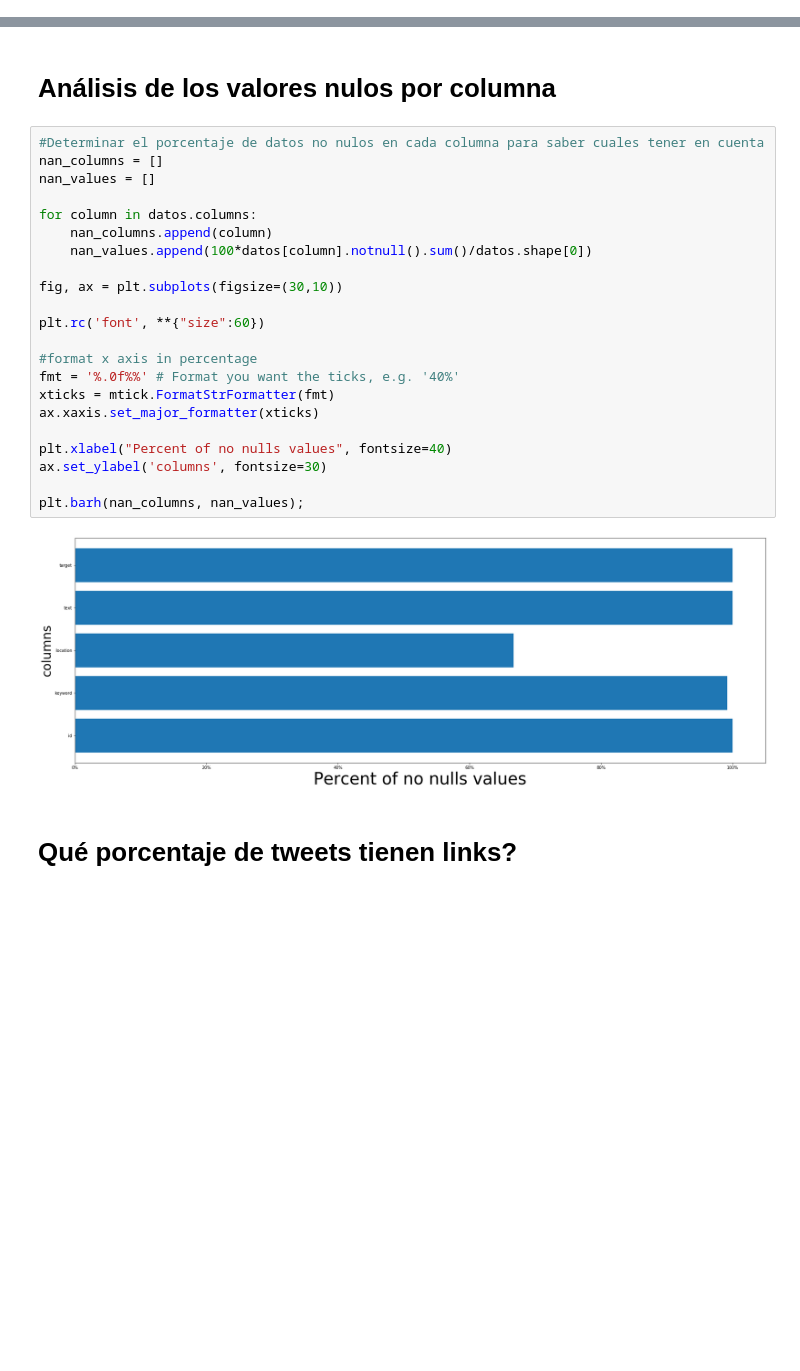
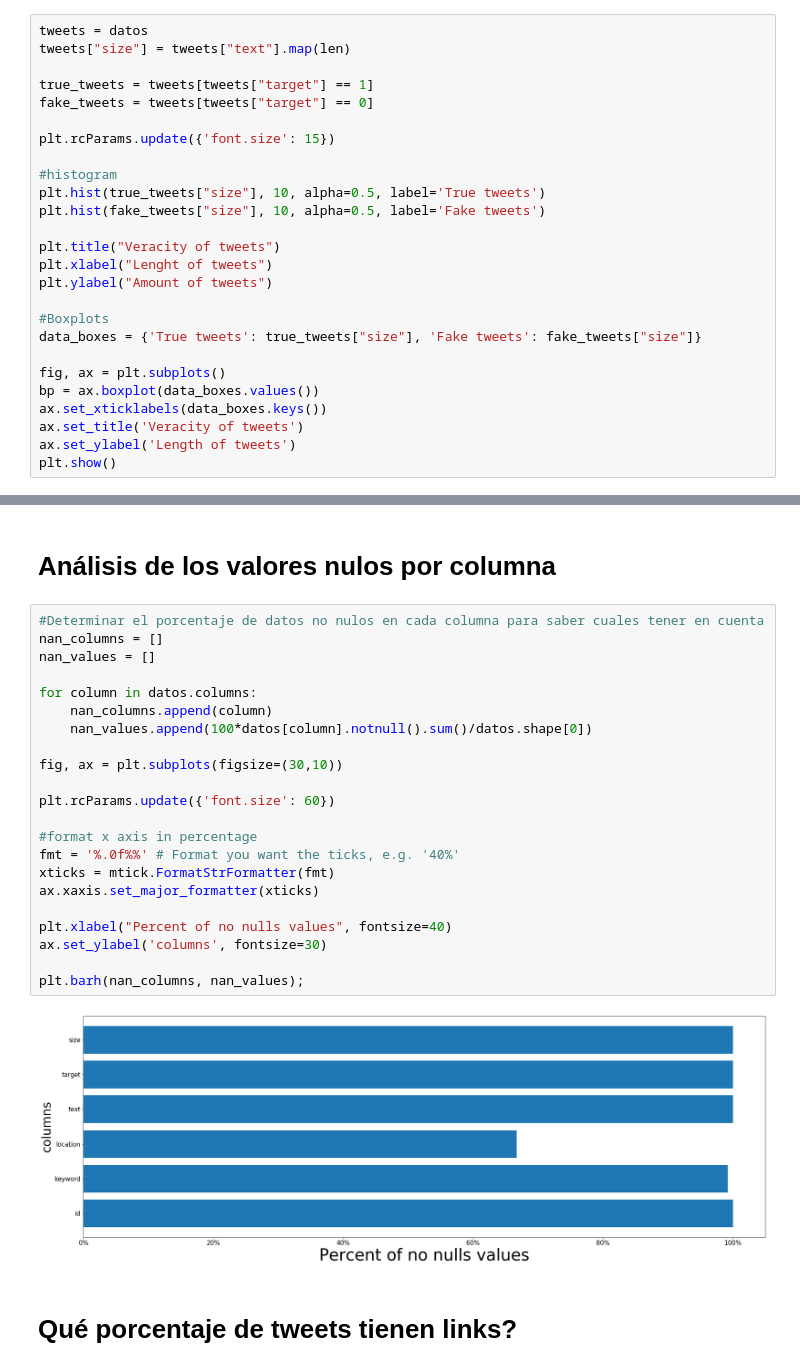
Before and after one commit to FranciscoGauna/TP1-Datos, a Jupyter notebook: Analisis-Seba.ipynb, the cells around one changed output, grey strips where cells are left out. Saved outputs shown, nothing was run; the diff lists cells and outputs as text; blank space fills up the shorter version.

Commit message:
Analize veracity of tweets

```diff
--- a/Analisis-Seba.ipynb
+++ b/Analisis-Seba.ipynb
@@ -20,0 +23,26 @@ totalDatos = datos.shape[0]
+# %%
+tweets = datos
+tweets["size"] = tweets["text"].map(len)
+
+true_tweets = tweets[tweets["target"] == 1]
+fake_tweets = tweets[tweets["target"] == 0]
+
+plt.rcParams.update({'font.size': 15})
+
+#histogram
+plt.hist(true_tweets["size"], 10, alpha=0.5, label='True tweets')
+plt.hist(fake_tweets["size"], 10, alpha=0.5, label='Fake tweets')
+
+plt.title("Veracity of tweets")
+plt.xlabel("Lenght of tweets")
+plt.ylabel("Amount of tweets")
+
+#Boxplots
+data_boxes = {'True tweets': true_tweets["size"], 'Fake tweets': fake_tweets["size"]}
+
+fig, ax = plt.subplots()
+bp = ax.boxplot(data_boxes.values())
+ax.set_xticklabels(data_boxes.keys())
+ax.set_title('Veracity of tweets')
+ax.set_ylabel('Length of tweets')
+plt.show()
@@ -23,27 +54,27 @@ totalDatos = datos.shape[0]
 # %%
 #Determinar el porcentaje de datos no nulos en cada columna para saber cuales tener en cuenta
 nan_columns = []
 nan_values = []
 
 for column in datos.columns:
     nan_columns.append(column)
     nan_values.append(100*datos[column].notnull().sum()/datos.shape[0])
 
 fig, ax = plt.subplots(figsize=(30,10))
 
-plt.rc('font', **{"size":60})
+plt.rcParams.update({'font.size': 60})
 
 #format x axis in percentage
 fmt = '%.0f%%' # Format you want the ticks, e.g. '40%'
 xticks = mtick.FormatStrFormatter(fmt)
 ax.xaxis.set_major_formatter(xticks)
 
 plt.xlabel("Percent of no nulls values", fontsize=40)
 ax.set_ylabel('columns', fontsize=30)
 
 plt.barh(nan_columns, nan_values);
 # %% [output]
-[figure, old version]
+[figure, new version]
 # %% [markdown]
 # Qué porcentaje de tweets tienen links?
 # %%
```
Also changed, not shown: parts of 3 cells of this notebook.
